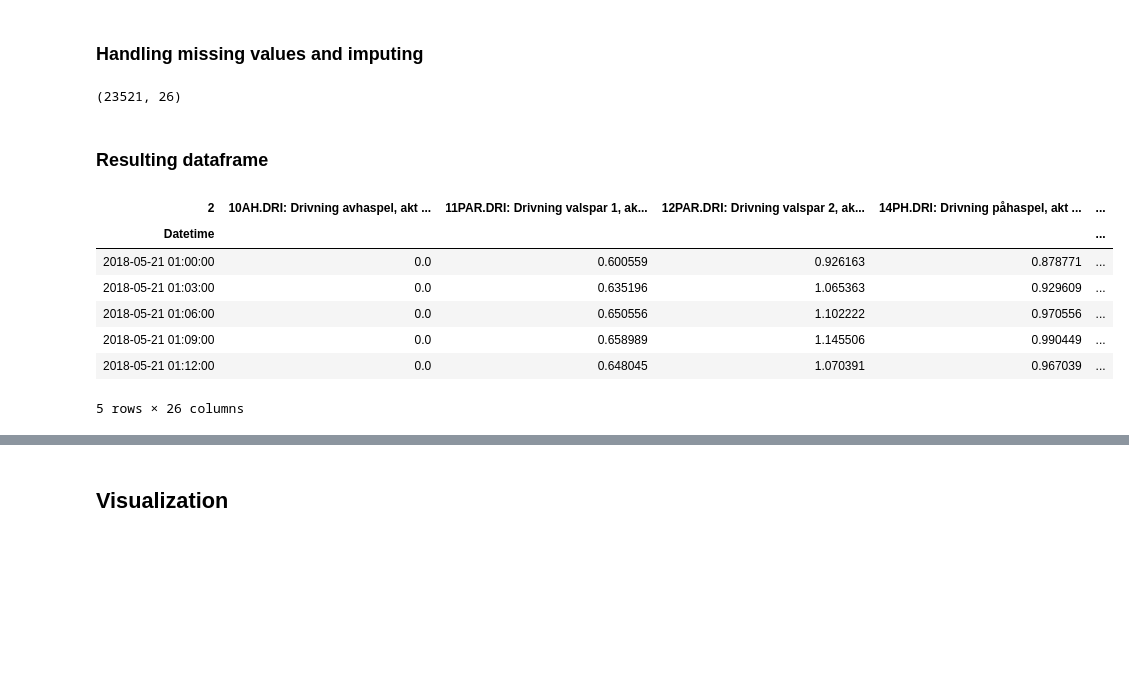
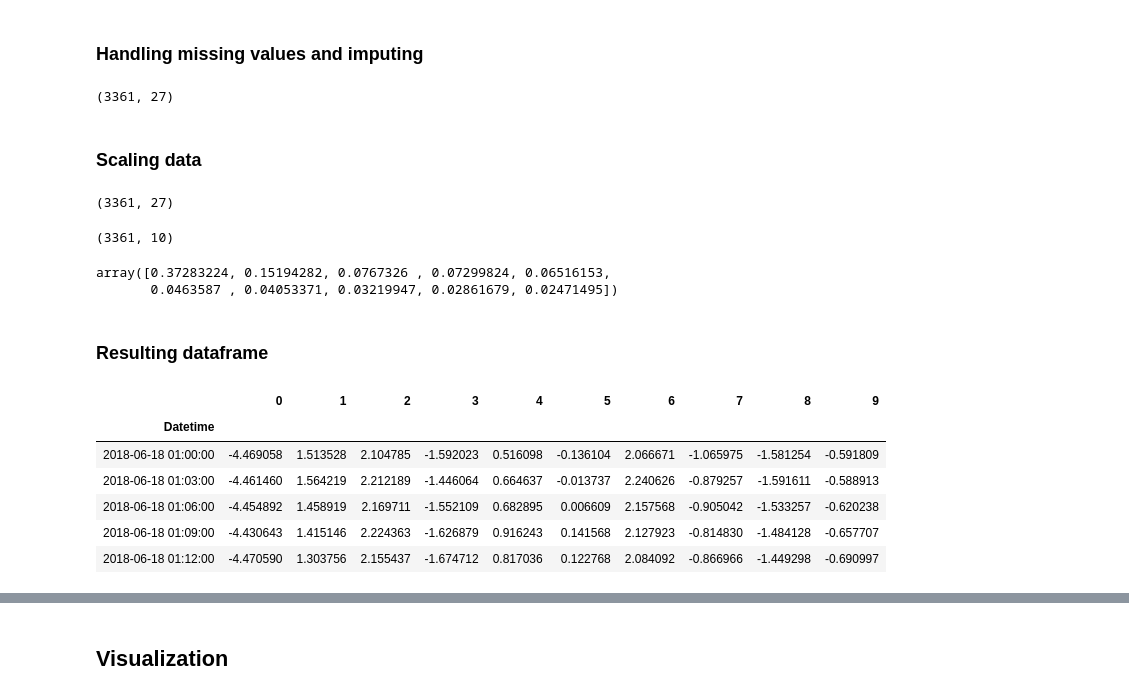
Before and after one commit to Emil207/Multivariate-anomaly-detection, a Jupyter notebook: Code/MAD/Sandvik.ipynb, the cells around one changed output, grey strips where cells are left out. Saved outputs shown, nothing was run; the diff lists cells and outputs as text; code cells hidden in the pictures; blank space fills up the shorter version.

```diff
--- a/Code/MAD/Sandvik.ipynb
+++ b/Code/MAD/Sandvik.ipynb
@@ -49,7 +59,7 @@ handelser_df = handelser_df1.drop([3, 4], axis=1)
 ## Preprocessing
 # %%
 # Pivot data
-arkivb_pivot_df = pd.pivot_table(arkivb_df, values=0, index='Datetime', columns=2)
+arkivb_pivot_df = pd.pivot_table(arkivb_df_orig, values=0, index='Datetime', columns=2)
 # %%
 # Group by time
 arkivb_grouped_df = arkivb_pivot_df.resample("3T").mean()
@@ -77,23 +104,44 @@ cut_off = 0.75
 arkivb_missing_df = arkivb_variance_df.dropna(thresh = cut_off*len(arkivb_variance_df.index), axis = 1)
 
 # Impute missing values with linear function
-arkivb_imputed_df = arkivb_missing_df.interpolate(axis=0)
+arkivb_imputed_df = arkivb_missing_df.fillna(method='pad',axis=0)
 
 # Resulting shape
-arkivb_missing_df.shape
+arkivb_imputed_df.shape
 # %% [output]
-(23521, 26)
+(3361, 27)
+# %% [markdown]
+### Scaling data
+# %%
+# Standarization
+scaler = StandardScaler()
+arkivb_scaled_df = pd.DataFrame(scaler.fit_transform(arkivb_imputed_df), columns=arkivb_imputed_df.columns, index=arkivb_imputed_df.index)
+arkivb_scaled_df.shape
+# %% [output]
+(3361, 27)
+# %%
+# Feature
+from sklearn.decomposition import PCA
+pca = PCA(n_components=10)
+arkivb_pca_df = pd.DataFrame(pca.fit_transform(arkivb_scaled_df), index=arkivb_scaled_df.index)
+arkivb_pca_df.shape
+# %% [output]
+(3361, 10)
+# %%
+pca.explained_variance_ratio_
+# %% [output]
+array([0.37283224, 0.15194282, 0.0767326 , 0.07299824, 0.06516153,
+       0.0463587 , 0.04053371, 0.03219947, 0.02861679, 0.02471495])
 # %% [markdown]
 ### Resulting dataframe
 # %%
-arkivb_df = arkivb_imputed_df
+arkivb_df = arkivb_pca_df
 arkivb_df.head()
 # %% [output]
-| 2 | 10AH.DRI: Drivning avhaspel, akt ... | 11PAR.DRI: Drivning valspar 1, ak... | 12PAR.DRI: Drivning valspar 2, ak... | 14PH.DRI: Drivning påhaspel, akt ... | ... |
-| Datetime |  |  |  |  | ... |
-| 2018-05-21 01:00:00 | 0.0 | 0.600559 | 0.926163 | 0.878771 | ... |
-| 2018-05-21 01:03:00 | 0.0 | 0.635196 | 1.065363 | 0.929609 | ... |
-| 2018-05-21 01:06:00 | 0.0 | 0.650556 | 1.102222 | 0.970556 | ... |
-| 2018-05-21 01:09:00 | 0.0 | 0.658989 | 1.145506 | 0.990449 | ... |
-| 2018-05-21 01:12:00 | 0.0 | 0.648045 | 1.070391 | 0.967039 | ... |
+|  | 0 | 1 | 2 | 3 | 4 | 5 | 6 | 7 | 8 | 9 |
+| Datetime |  |  |  |  |  |  |  |  |  |  |
+| 2018-06-18 01:00:00 | -4.469058 | 1.513528 | 2.104785 | -1.592023 | 0.516098 | -0.136104 | 2.066671 | -1.065975 | -1.581254 | -0.591809 |
+| 2018-06-18 01:03:00 | -4.461460 | 1.564219 | 2.212189 | -1.446064 | 0.664637 | -0.013737 | 2.240626 | -0.879257 | -1.591611 | -0.588913 |
+| 2018-06-18 01:06:00 | -4.454892 | 1.458919 | 2.169711 | -1.552109 | 0.682895 | 0.006609 | 2.157568 | -0.905042 | -1.533257 | -0.620238 |
+| 2018-06-18 01:09:00 | -4.430643 | 1.415146 | 2.224363 | -1.626879 | 0.916243 | 0.141568 | 2.127923 | -0.814830 | -1.484128 | -0.657707 |
+| 2018-06-18 01:12:00 | -4.470590 | 1.303756 | 2.155437 | -1.674712 | 0.817036 | 0.122768 | 2.084092 | -0.866966 | -1.449298 | -0.690997 |
-5 rows × 26 columns
```
Also changed, not shown: parts of 22 cells of this notebook, 50 other files.
